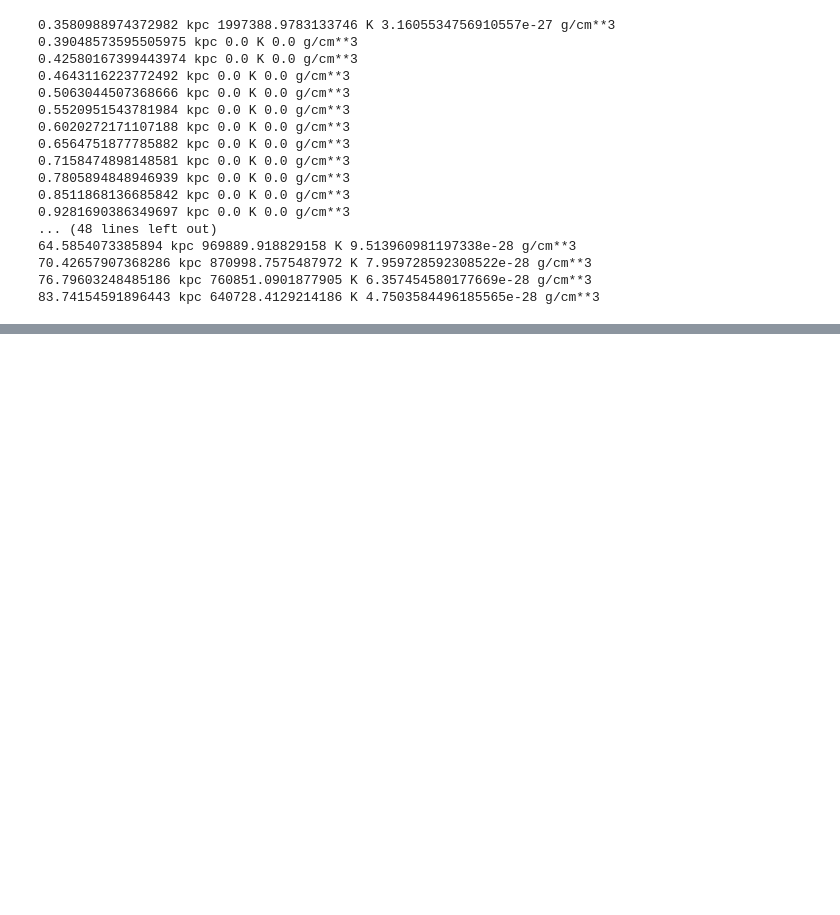
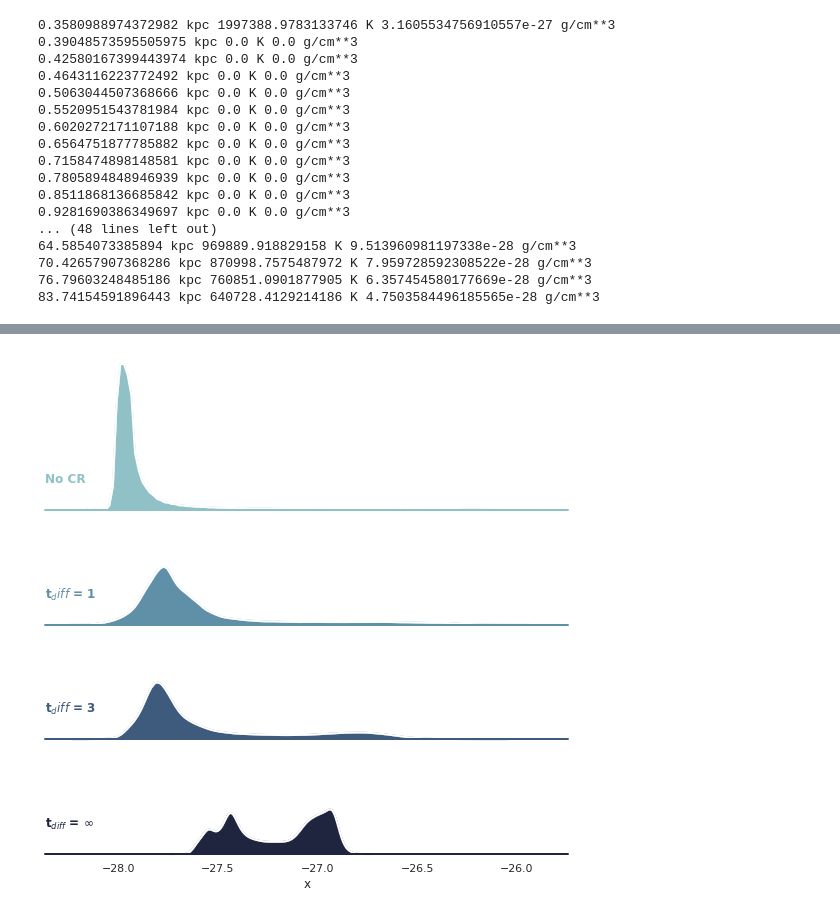
Before and after one commit to ibutsky/thermal_instabilities, a Jupyter notebook: analysis/test.ipynb, the cells around one changed output, grey strips where cells are left out. Saved outputs shown, nothing was run; the diff lists cells and outputs as text; code cells hidden in the pictures; blank space fills up the shorter version.

```diff
--- a/analysis/test.ipynb
+++ b/analysis/test.ipynb
@@ -836,0 +344,14 @@ kappa.in_units('cm**2 / s')
+# %%
+folder = '../../simulations/production'
+sim = 'isothermal'
+sim_list = ['%s_stream_1'%sim, '%s_stream_10'%sim, '%s_stream_25'%sim, '%s_tctf_0.3_beta_100.0_cr_1.0_stream_heat'%sim, '%s_stream_200'%sim]
+
+output = 75
+for sim_name in sim_list:
+    ds = ytf.load('%s/%s/DD%04d/DD%04d'%(folder, sim_name, output, output), load_cr = 1)
+    s = yt.SlicePlot(ds, 'y', ('gas', 'density'))
+    s.set_zlim(('gas', 'density'), 2e-28, 7e-27)
+    s.show()
+    s = yt.SlicePlot(ds, 'y', ('gas', 'cr_eta'))
+    s.set_zlim(('gas', 'cr_eta'), 0.1, 10.0)
+    s.show()
@@ -836,0 +623,4 @@ kappa.in_units('cm**2 / s')
+# %%
+create_pdf_plot(x, g, len(sim_list))
+# %% [output]
+[figure, added]
```
Also changed, not shown: parts of 51 cells of this notebook, 9 other files.
